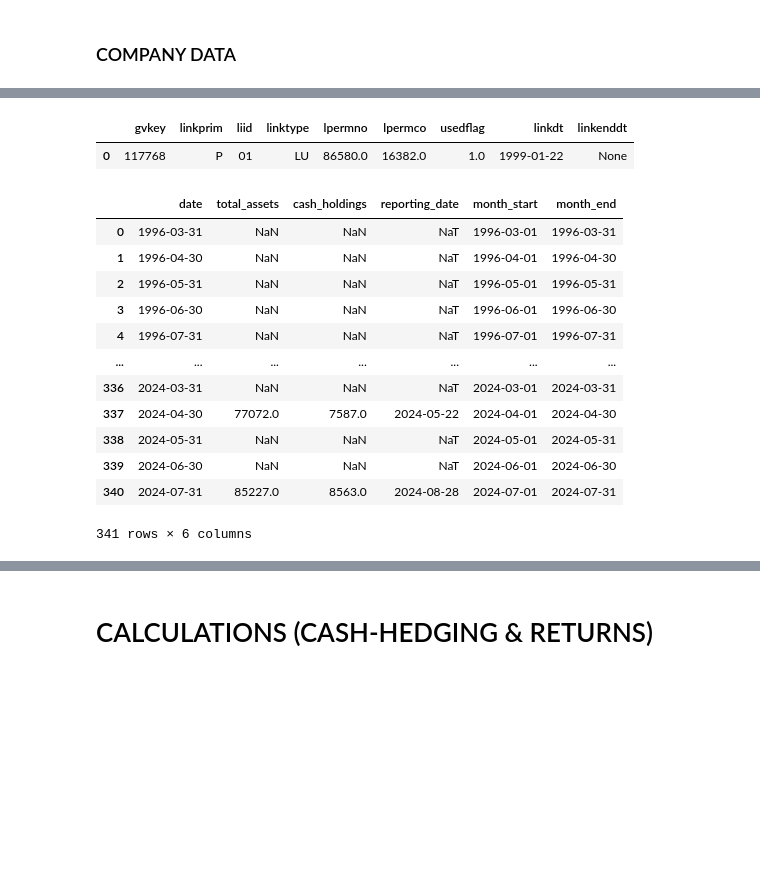
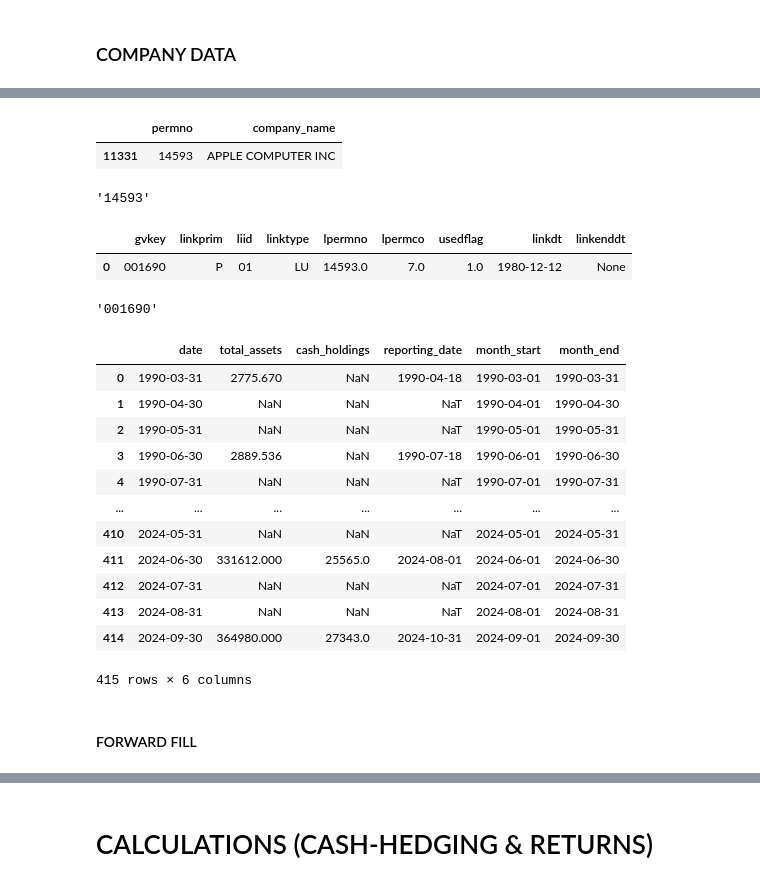
Before and after one commit to veervohra03/CashHedged, a Jupyter notebook: cashHedgedV2.ipynb, the cells around one changed output, grey strips where cells are left out. Drawn from its saved outputs; the diff is of its cells as text; code cells hidden in the pictures; blank space fills up the shorter version.

```diff
--- a/cashHedgedV2.ipynb
+++ b/cashHedgedV2.ipynb
@@ -93,19 +124,35 @@ comps[comps['company_name'] == f'{company_name}']
+# %%
+company_name = 'APPLE COMPUTER INC' # root variable for rest of notebook
+
+comp0 = comps[comps['company_name'] == f'{company_name}']
+
+comp0
+# %% [output]
+|  | permno | company_name |
+| 11331 | 14593 | APPLE COMPUTER INC |
+# %%
+company_permno = str(comp0['permno'][comp0.index[0]])
+
+company_permno
+# %% [output]
+'14593'
 # %%
-# Using NVIDIA as example to figure out the algorithm.
-
-link = conn.raw_sql('''
+link = conn.raw_sql(f'''
 SELECT *
 FROM crsp.ccmxpf_linktable
-WHERE lpermno = 86580;
+WHERE lpermno = {company_permno};
 ''')
 
 link
 # %% [output]
 |  | gvkey | linkprim | liid | linktype | lpermno | lpermco | usedflag | linkdt | linkenddt |
-| 0 | 117768 | P | 01 | LU | 86580.0 | 16382.0 | 1.0 | 1999-01-22 | None |
+| 0 | 001690 | P | 01 | LU | 14593.0 | 7.0 | 1.0 | 1980-12-12 | None |
 # %%
 company_gvkey = link['gvkey'][0]
-company_permno = str(link['lpermno'][0])
+
+company_gvkey
+# %% [output]
+'001690'
 # %%
 company_fin_data = conn.raw_sql(f'''
 SELECT
@@ -138,16 +185,18 @@ company_fin_data
 # company['date'] = company['reporting_date'] # backtest logic TODO
 # %% [output]
 |  | date | total_assets | cash_holdings | reporting_date | month_start | month_end |
-| 0 | 1996-03-31 | NaN | NaN | NaT | 1996-03-01 | 1996-03-31 |
-| 1 | 1996-04-30 | NaN | NaN | NaT | 1996-04-01 | 1996-04-30 |
-| 2 | 1996-05-31 | NaN | NaN | NaT | 1996-05-01 | 1996-05-31 |
-| 3 | 1996-06-30 | NaN | NaN | NaT | 1996-06-01 | 1996-06-30 |
-| 4 | 1996-07-31 | NaN | NaN | NaT | 1996-07-01 | 1996-07-31 |
+| 0 | 1990-03-31 | 2775.670 | NaN | 1990-04-18 | 1990-03-01 | 1990-03-31 |
+| 1 | 1990-04-30 | NaN | NaN | NaT | 1990-04-01 | 1990-04-30 |
+| 2 | 1990-05-31 | NaN | NaN | NaT | 1990-05-01 | 1990-05-31 |
+| 3 | 1990-06-30 | 2889.536 | NaN | 1990-07-18 | 1990-06-01 | 1990-06-30 |
+| 4 | 1990-07-31 | NaN | NaN | NaT | 1990-07-01 | 1990-07-31 |
 | ... | ... | ... | ... | ... | ... | ... |
-| 336 | 2024-03-31 | NaN | NaN | NaT | 2024-03-01 | 2024-03-31 |
-| 337 | 2024-04-30 | 77072.0 | 7587.0 | 2024-05-22 | 2024-04-01 | 2024-04-30 |
-| 338 | 2024-05-31 | NaN | NaN | NaT | 2024-05-01 | 2024-05-31 |
-| 339 | 2024-06-30 | NaN | NaN | NaT | 2024-06-01 | 2024-06-30 |
-| 340 | 2024-07-31 | 85227.0 | 8563.0 | 2024-08-28 | 2024-07-01 | 2024-07-31 |
+| 410 | 2024-05-31 | NaN | NaN | NaT | 2024-05-01 | 2024-05-31 |
+| 411 | 2024-06-30 | 331612.000 | 25565.0 | 2024-08-01 | 2024-06-01 | 2024-06-30 |
+| 412 | 2024-07-31 | NaN | NaN | NaT | 2024-07-01 | 2024-07-31 |
+| 413 | 2024-08-31 | NaN | NaN | NaT | 2024-08-01 | 2024-08-31 |
+| 414 | 2024-09-30 | 364980.000 | 27343.0 | 2024-10-31 | 2024-09-01 | 2024-09-30 |
-341 rows × 6 columns
+415 rows × 6 columns
+# %% [markdown]
+#### FORWARD FILL
 # %%
```
Also changed, not shown: parts of 10 cells of this notebook.
